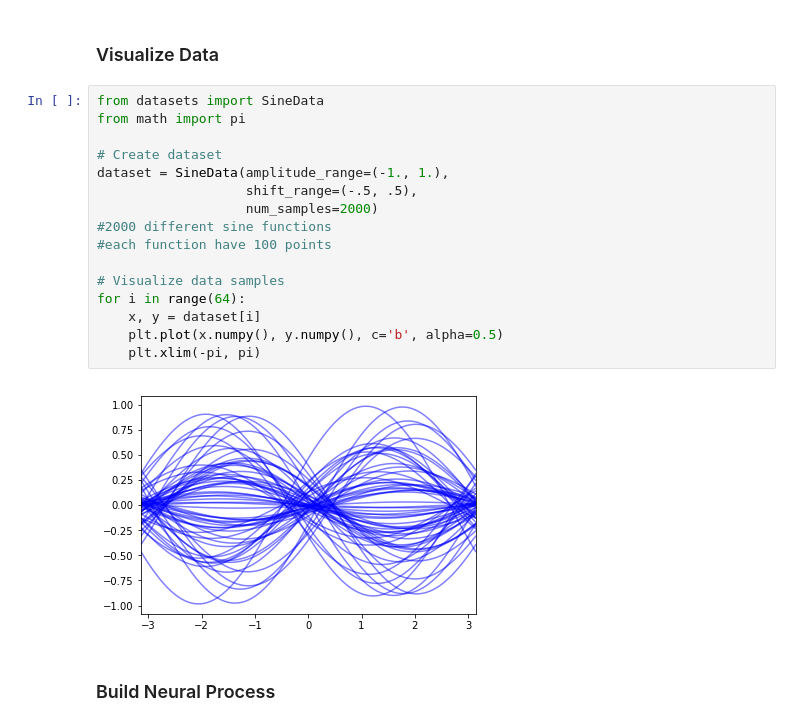
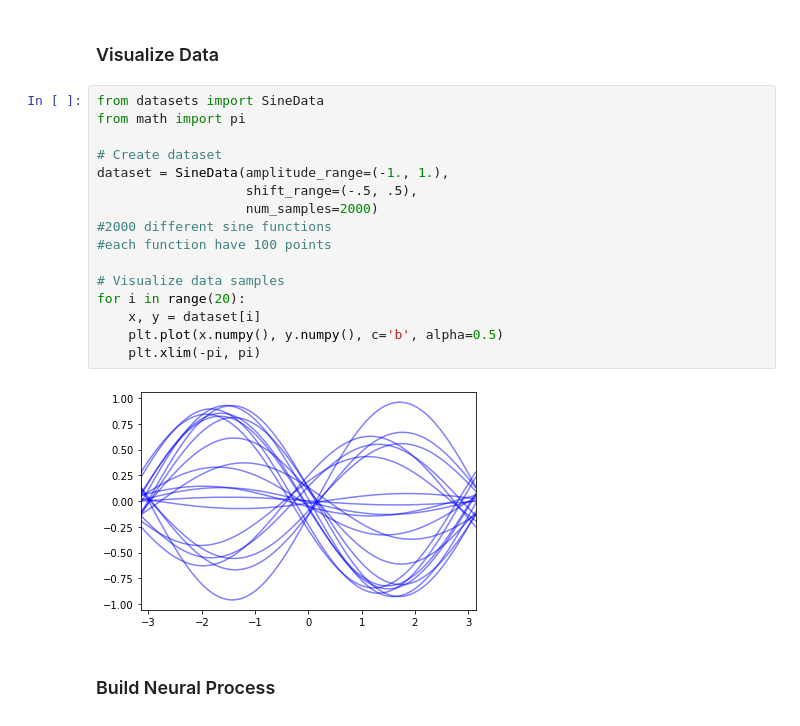
Before and after one commit to LuckyOne09/neural-processes, a Jupyter notebook: example-1d.ipynb, the cells around one changed output. Cells and saved outputs as stored; diff of their text form.

```diff
--- a/example-1d.ipynb
+++ b/example-1d.ipynb
@@ -14,21 +14,21 @@ This notebook shows how to train and sample from a Neural Process for a simple c
 # %%
 from datasets import SineData
 from math import pi
 
 # Create dataset
 dataset = SineData(amplitude_range=(-1., 1.),
                    shift_range=(-.5, .5),
                    num_samples=2000)
 #2000 different sine functions
 #each function have 100 points
 
 # Visualize data samples
-for i in range(64):
+for i in range(20):
     x, y = dataset[i]
     plt.plot(x.numpy(), y.numpy(), c='b', alpha=0.5)
     plt.xlim(-pi, pi)
 # %% [output]
-[figure, old version]
+[figure, new version]
 # %% [markdown]
 ### Build Neural Process
 # %%
```
Also changed, not shown: parts of 4 cells of this notebook, 16 other files.
